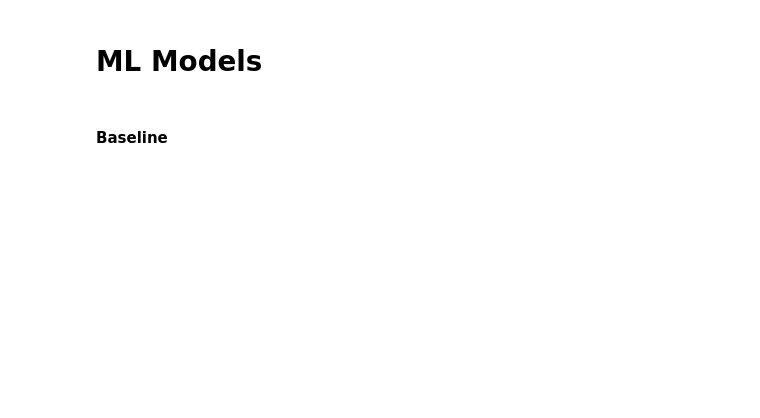
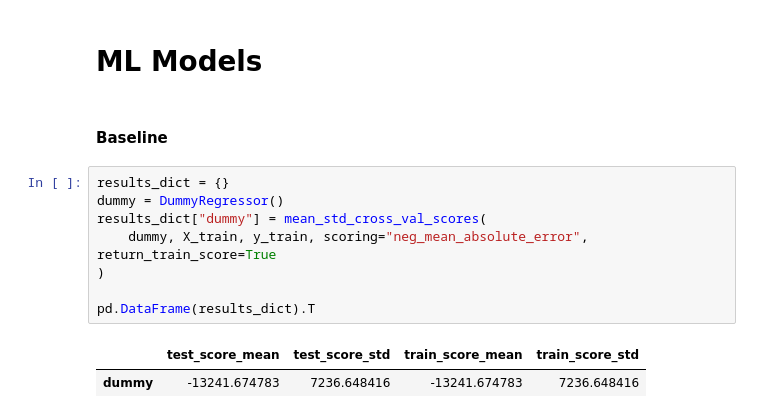
Before and after one commit to Arya230503/F1-Quali-pred, a Jupyter notebook: preprocessing.ipynb, the cells around one changed output. Cells and saved outputs as stored; diff of their text form; blank space fills up the shorter version.

```diff
--- a/preprocessing.ipynb
+++ b/preprocessing.ipynb
@@ -588,3 +634,14 @@ y_train.mean()
 # ML Models
 # %% [markdown]
 #### Baseline
+# %%
+results_dict = {}
+dummy = DummyRegressor()
+results_dict["dummy"] = mean_std_cross_val_scores(
+    dummy, X_train, y_train, scoring="neg_mean_absolute_error", return_train_score=True
+)
+
+pd.DataFrame(results_dict).T
+# %% [output]
+|  | test_score_mean | test_score_std | train_score_mean | train_score_std |
+| dummy | -13241.674783 | 7236.648416 | -13241.674783 | 7236.648416 |
```
Also changed, not shown: parts of 13 cells of this notebook.
